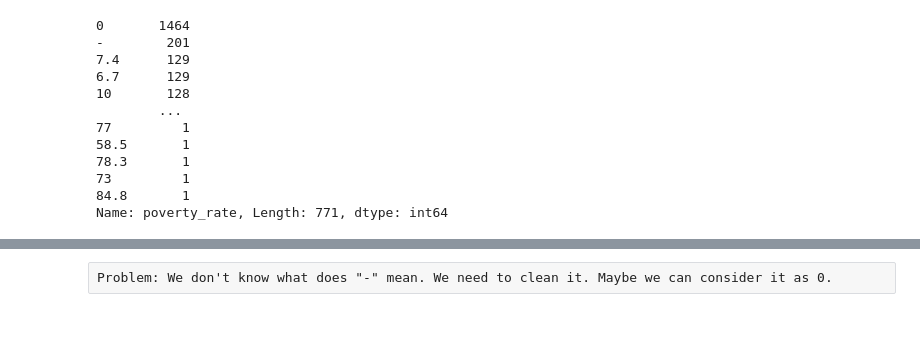
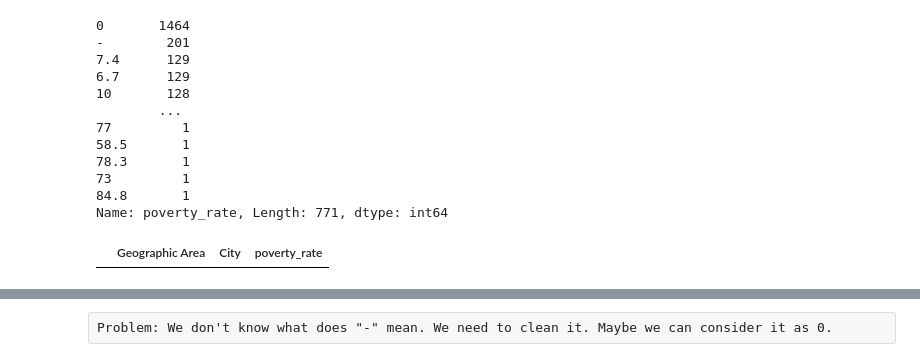
Before and after one commit to Ertugrul-Kurubal/Data-Visualization-With-Python-Projects, a Jupyter notebook: USA Fatal Police Shoot Analyse.ipynb, the cells around one changed output, grey strips where cells are left out. Cells and saved outputs as stored; diff of their text form; code cells hidden in the pictures; blank space fills up the shorter version.

Commit message:
Poverty Rate

```diff
--- a/USA Fatal Police Shoot Analyse.ipynb
+++ b/USA Fatal Police Shoot Analyse.ipynb
@@ -24,9 +24,9 @@ INSTRUCTIONS
     * Flee types
 <br>
 # %%
-pr = pd.read_csv('../data/PercentagePeopleBelowPovertyLevel.csv', encoding="windows-1252")
-sr = pd.read_csv('../data/ShareRaceByCity.csv', encoding="windows-1252")
-kill = pd.read_csv('../data/PoliceKillingsUS.csv', encoding="windows-1252")
+pr = pd.read_csv('PercentagePeopleBelowPovertyLevel.csv', encoding="windows-1252")
+sr = pd.read_csv('ShareRaceByCity.csv', encoding="windows-1252")
+kill = pd.read_csv('PoliceKillingsUS.csv', encoding="windows-1252")
 # %% [markdown]
 ## 1. Mean poverty rate of each state (Geographic Area)
 # %%
@@ -73,3 +73,7 @@ pr.poverty_rate.value_counts()
 73         1
 84.8       1
 Name: poverty_rate, Length: 771, dtype: int64
+# %%
+pr[pr["poverty_rate"] == "-"]
+# %% [output]
+|  | Geographic Area | City | poverty_rate |
```
Also changed, not shown: parts of 6 cells of this notebook.
